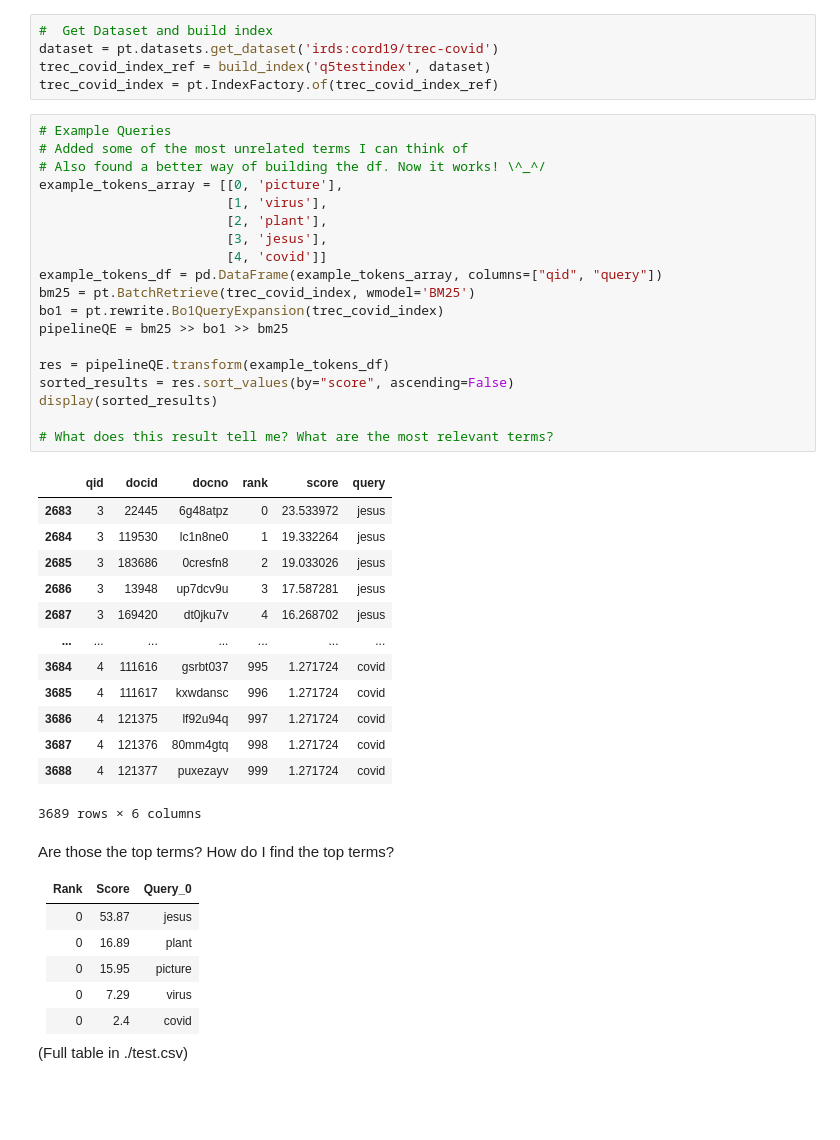
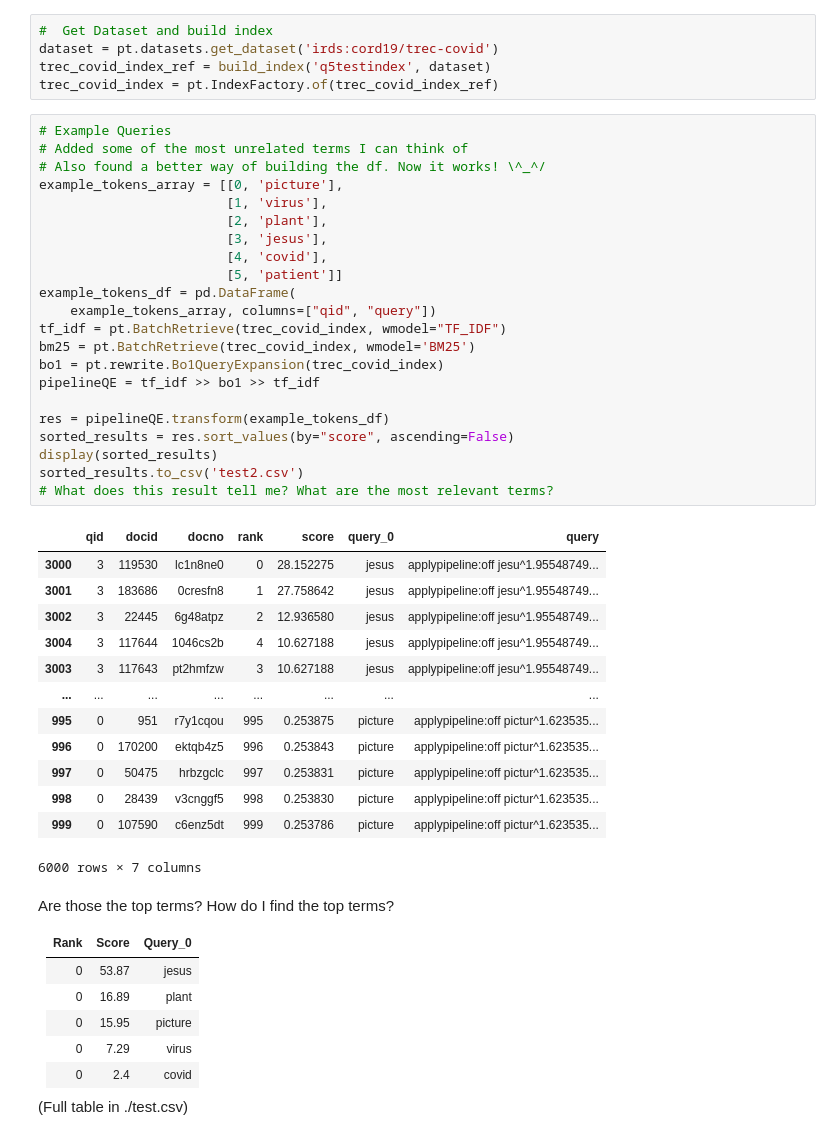
Before and after one commit to Trojan13/packgaabwir2022, a Jupyter notebook: question5.ipynb, the cells around one changed output. Saved outputs shown, nothing was run; the diff lists cells and outputs as text; blank space fills up the shorter version.

```diff
--- a/question5.ipynb
+++ b/question5.ipynb
@@ -54,36 +54,39 @@ trec_covid_index = pt.IndexFactory.of(trec_covid_index_ref)
 # %%
 # Example Queries
 # Added some of the most unrelated terms I can think of
 # Also found a better way of building the df. Now it works! \^_^/
 example_tokens_array = [[0, 'picture'],
                         [1, 'virus'],
                         [2, 'plant'],
                         [3, 'jesus'],
-                        [4, 'covid']]
-example_tokens_df = pd.DataFrame(example_tokens_array, columns=["qid", "query"])
+                        [4, 'covid'],
+                        [5, 'patient']]
+example_tokens_df = pd.DataFrame(
+    example_tokens_array, columns=["qid", "query"])
+tf_idf = pt.BatchRetrieve(trec_covid_index, wmodel="TF_IDF")
 bm25 = pt.BatchRetrieve(trec_covid_index, wmodel='BM25')
 bo1 = pt.rewrite.Bo1QueryExpansion(trec_covid_index)
-pipelineQE = bm25 >> bo1 >> bm25
+pipelineQE = tf_idf >> bo1 >> tf_idf
 
 res = pipelineQE.transform(example_tokens_df)
 sorted_results = res.sort_values(by="score", ascending=False)
 display(sorted_results)
-
+sorted_results.to_csv('test2.csv')
 # What does this result tell me? What are the most relevant terms?
 # %% [output]
-|  | qid | docid | docno | rank | score | query |
-| 2683 | 3 | 22445 | 6g48atpz | 0 | 23.533972 | jesus |
-| 2684 | 3 | 119530 | lc1n8ne0 | 1 | 19.332264 | jesus |
-| 2685 | 3 | 183686 | 0cresfn8 | 2 | 19.033026 | jesus |
-| 2686 | 3 | 13948 | up7dcv9u | 3 | 17.587281 | jesus |
-| 2687 | 3 | 169420 | dt0jku7v | 4 | 16.268702 | jesus |
-| ... | ... | ... | ... | ... | ... | ... |
-| 3684 | 4 | 111616 | gsrbt037 | 995 | 1.271724 | covid |
-| 3685 | 4 | 111617 | kxwdansc | 996 | 1.271724 | covid |
-| 3686 | 4 | 121375 | lf92u94q | 997 | 1.271724 | covid |
-| 3687 | 4 | 121376 | 80mm4gtq | 998 | 1.271724 | covid |
-| 3688 | 4 | 121377 | puxezayv | 999 | 1.271724 | covid |
+|  | qid | docid | docno | rank | score | query_0 | query |
+| 3000 | 3 | 119530 | lc1n8ne0 | 0 | 28.152275 | jesus | applypipeline:off jesu^1.95548749... |
+| 3001 | 3 | 183686 | 0cresfn8 | 1 | 27.758642 | jesus | applypipeline:off jesu^1.95548749... |
+| 3002 | 3 | 22445 | 6g48atpz | 2 | 12.936580 | jesus | applypipeline:off jesu^1.95548749... |
+| 3004 | 3 | 117644 | 1046cs2b | 4 | 10.627188 | jesus | applypipeline:off jesu^1.95548749... |
+| 3003 | 3 | 117643 | pt2hmfzw | 3 | 10.627188 | jesus | applypipeline:off jesu^1.95548749... |
+| ... | ... | ... | ... | ... | ... | ... | ... |
+| 995 | 0 | 951 | r7y1cqou | 995 | 0.253875 | picture | applypipeline:off pictur^1.623535... |
+| 996 | 0 | 170200 | ektqb4z5 | 996 | 0.253843 | picture | applypipeline:off pictur^1.623535... |
+| 997 | 0 | 50475 | hrbzgclc | 997 | 0.253831 | picture | applypipeline:off pictur^1.623535... |
+| 998 | 0 | 28439 | v3cnggf5 | 998 | 0.253830 | picture | applypipeline:off pictur^1.623535... |
+| 999 | 0 | 107590 | c6enz5dt | 999 | 0.253786 | picture | applypipeline:off pictur^1.623535... |
-3689 rows × 6 columns
+6000 rows × 7 columns
 # %% [markdown]
 Are those the top terms?
 How do I find the top terms?
```
Also changed, not shown: 2 other files.
